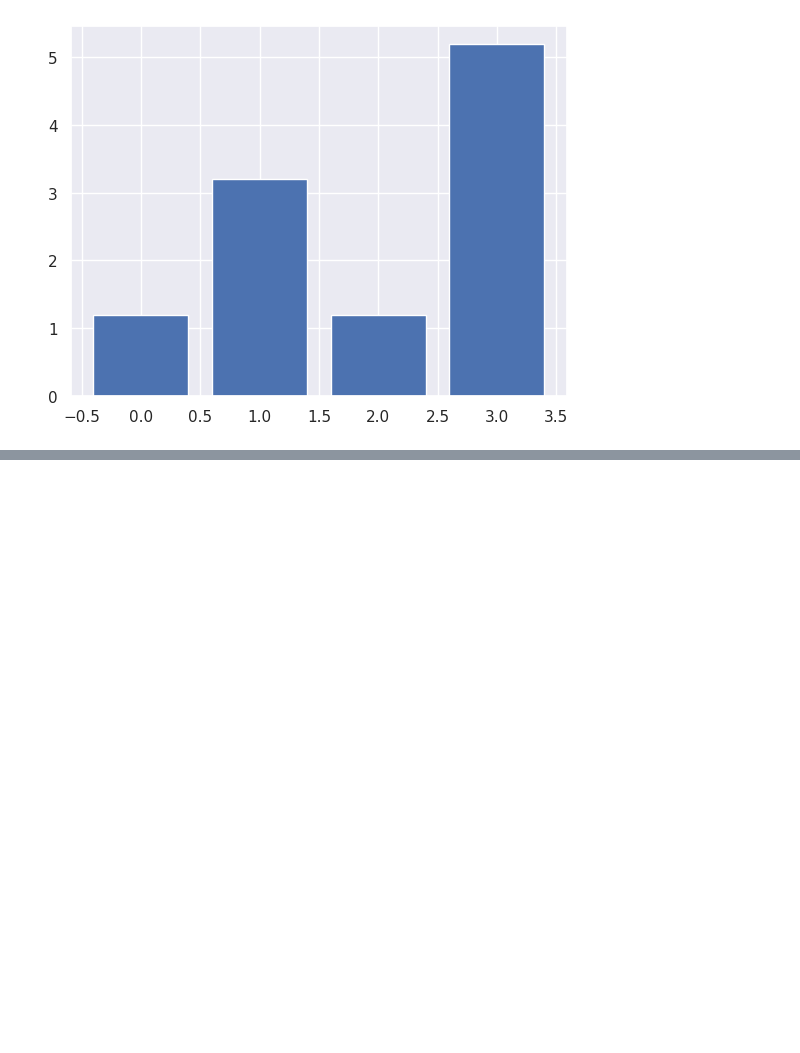
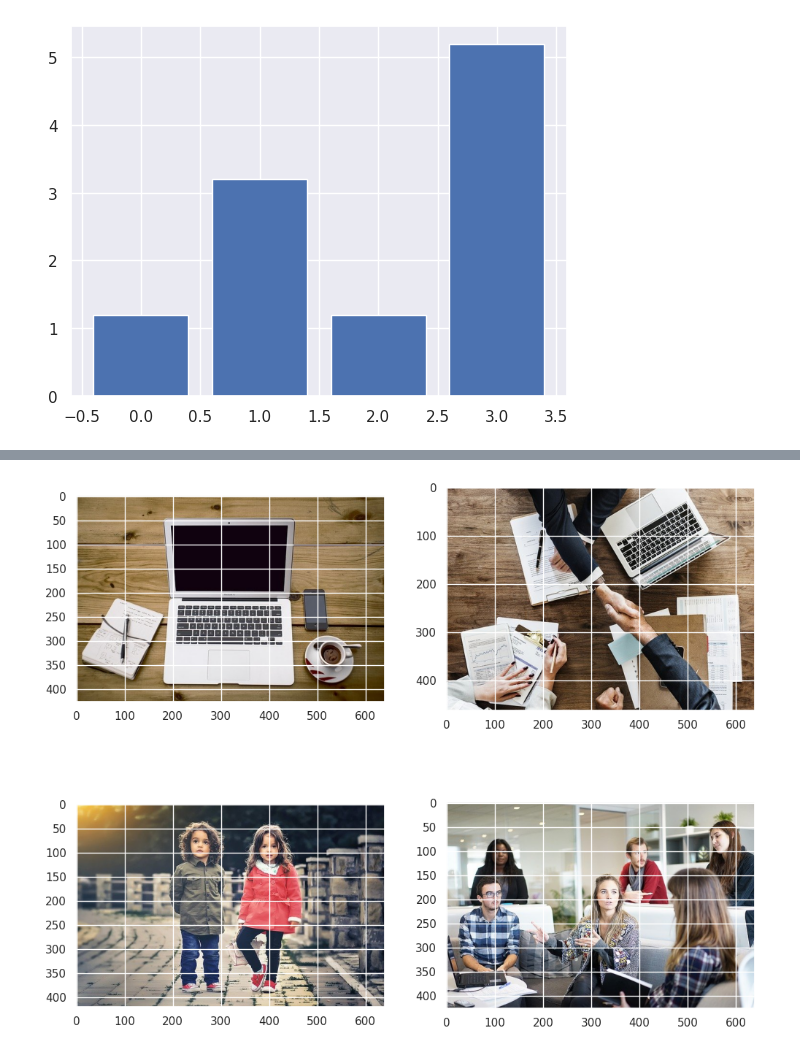
Before and after one commit to KrzysztofTyszecki/data-science-bootcamp, a Jupyter notebook: Data_Vis.ipynb, the cells around one changed output, grey strips where cells are left out. Saved outputs shown, nothing was run; the diff lists cells and outputs as text; code cells hidden in the pictures; blank space fills up the shorter version.

```diff
--- a/Data_Vis.ipynb
+++ b/Data_Vis.ipynb
@@ -72,0 +122,8 @@ plt.scatter(x=x1, y=x2, s=x3, alpha=0.6)
+# %%
+fig = plt.figure(figsize=(12, 10))
+
+for idx, img in enumerate(['office.jpg', 'business.jpg', 'children.jpg', 'workplace.jpg']):
+    plt.subplot(220 + idx + 1)
+    plt.imshow(mpimg.imread(img))
+# %% [output]
+[figure, added]
```
Also changed, not shown: parts of 11 cells of this notebook.
